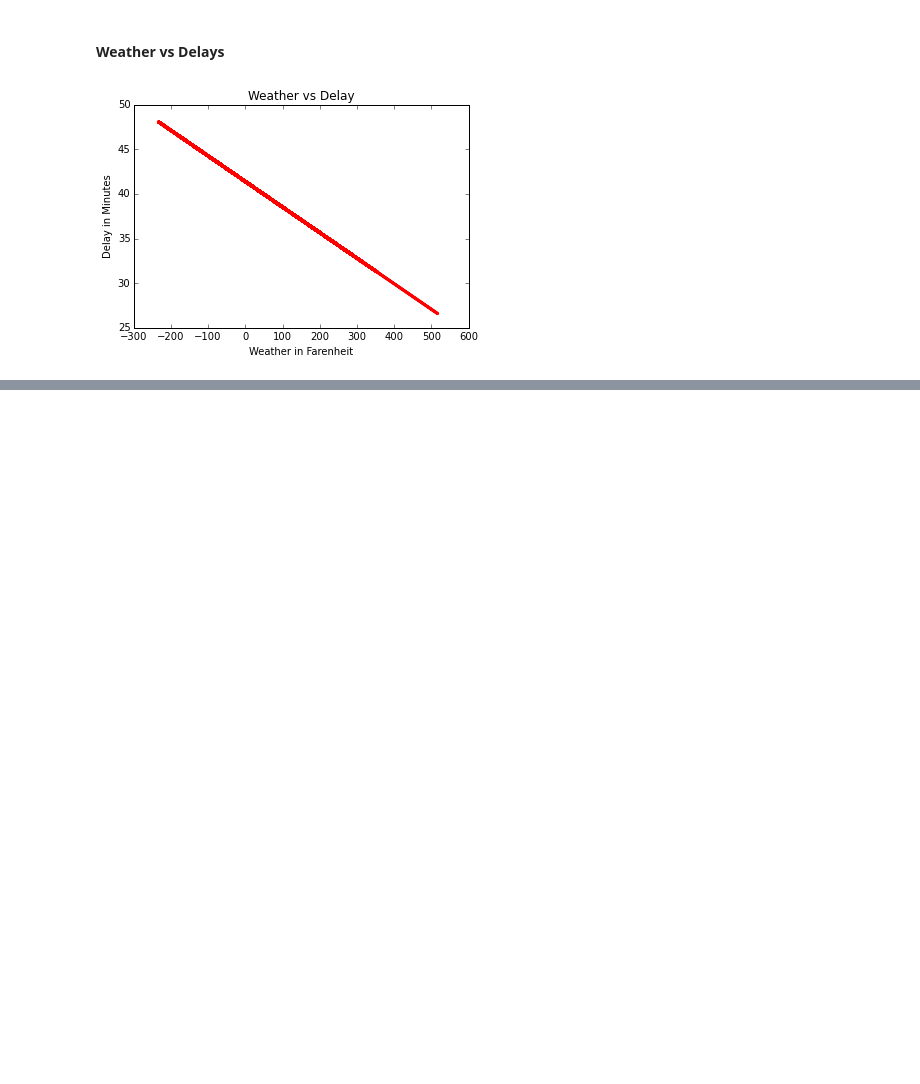
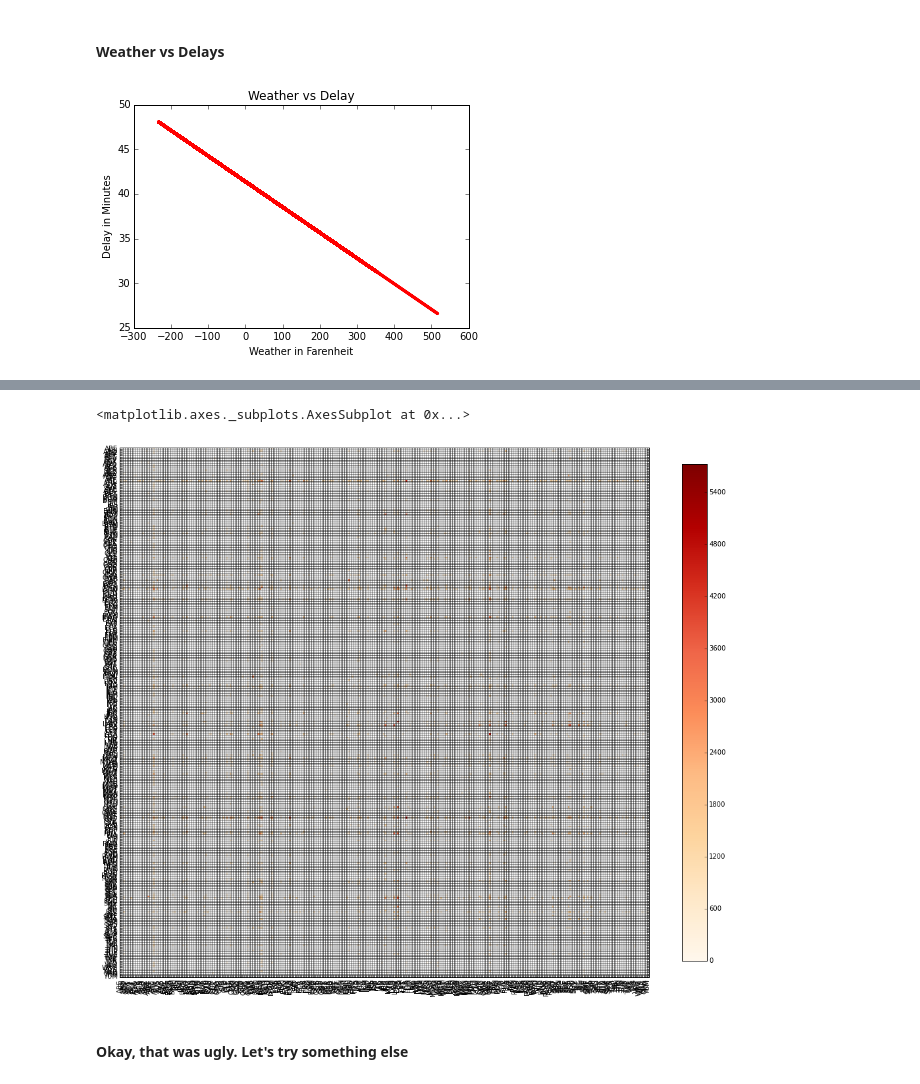
Before and after one commit to stbman/cs5228, a Jupyter notebook: Plots.ipynb, the cells around one changed output, grey strips where cells are left out. Cells and saved outputs as stored; diff of their text form; code cells hidden in the pictures; blank space fills up the shorter version.

Commit message:
Made some heatmaps and other plots

```diff
--- a/Plots.ipynb
+++ b/Plots.ipynb
@@ -231,0 +314,47 @@ org_dest.to_csv('org_dest.csv', index=None)
+# %%
+def asymmatplot(plotmat, names=None, cmap="Greys", cmap_range=None, ax=None, **kwargs):
+    '''
+    Plot an asymmetric matrix with colormap and statistic values. A modification of the
+    symmatplot() function in Seaborn to show the upper-half of the matrix.
+
+    See https://github.com/mwaskom/seaborn/blob/master/seaborn/linearmodels.py for the original.
+    '''
+    if ax is None:
+        ax = plt.gca()
+
+    nvars = len(plotmat)
+
+    if cmap_range is None:
+        vmax = np.nanmax(plotmat) * 1.15
+        vmin = np.nanmin(plotmat) * 1.15
+    elif len(cmap_range) == 2:
+        vmin, vmax = cmap_range
+    else:
+        raise ValueError("cmap_range argument not understood")
+
+    mat_img = ax.matshow(plotmat, cmap=cmap, vmin=vmin, vmax=vmax, **kwargs)
+
+    plt.colorbar(mat_img, shrink=.75)
+
+    ax.xaxis.set_ticks_position("bottom")
+    ax.set_xticklabels(names, rotation=90)
+    ax.set_yticklabels(names)
+
+    minor_ticks = np.linspace(-.5, nvars - 1.5, nvars)
+    ax.set_xticks(minor_ticks, True)
+    ax.set_yticks(minor_ticks, True)
+    major_ticks = np.linspace(0, nvars - 1, nvars)
+    ax.set_xticks(major_ticks)
+    ax.set_yticks(major_ticks)
+    ax.grid(False, which="major")
+    ax.grid(True, which="minor", linestyle="-")
+
+    return ax
+# %%
+fig, ax = plt.subplots(figsize=(18,18))
+asymmatplot(org_dest, names=org_dest.columns, ax=ax, cmap='OrRd')
+# %% [output]
+<matplotlib.axes._subplots.AxesSubplot at 0x...>
+[figure, added]
+# %% [markdown]
+#### Okay, that was ugly. Let's try something else
```
Also changed, not shown: parts of 12 cells of this notebook, 8 other files.
